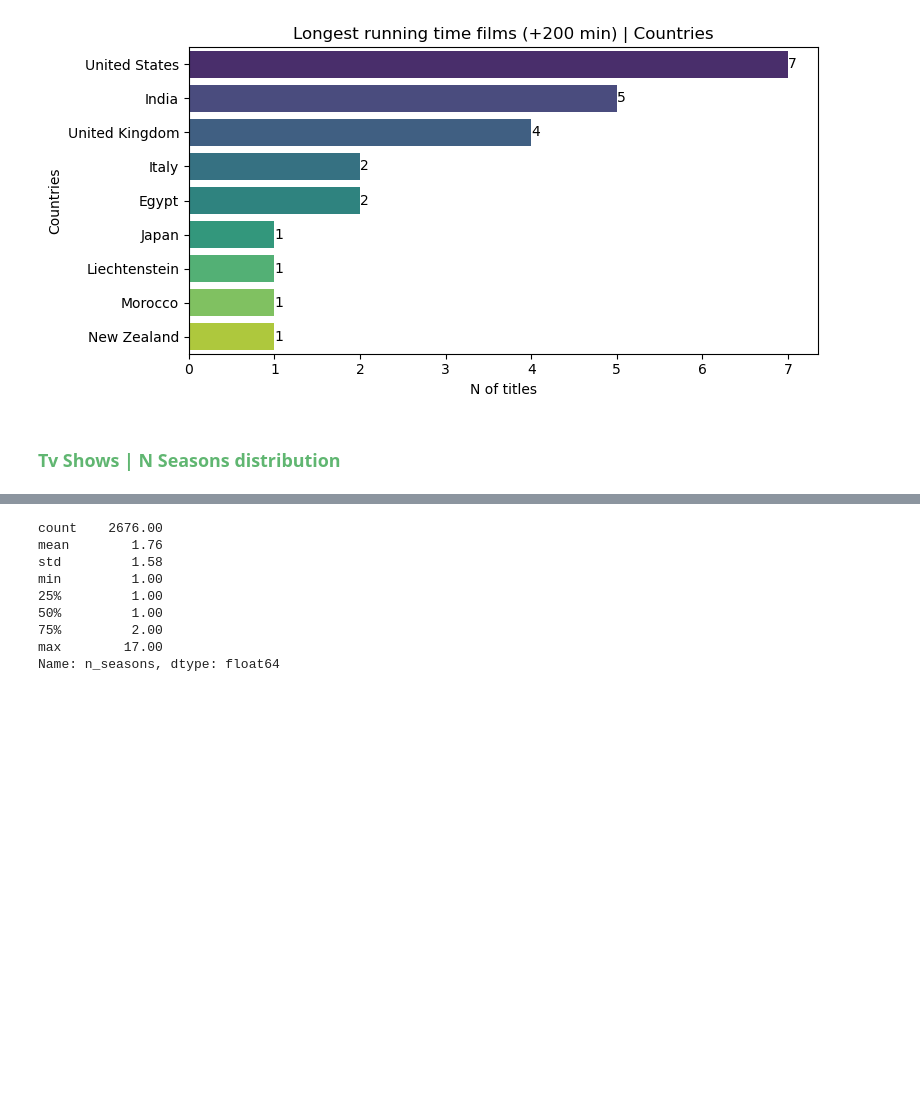
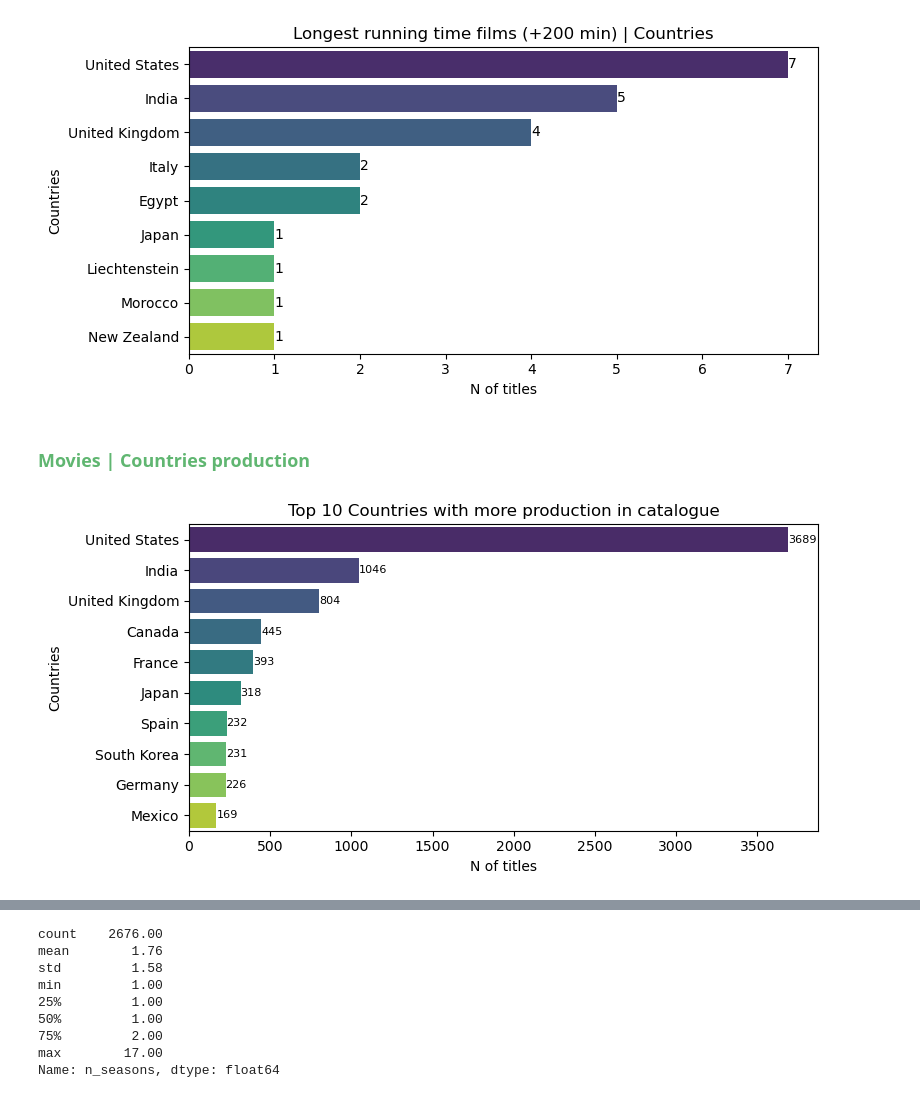
Before and after one commit to TonioDominguez/Netflix_mood_recommender, a Jupyter notebook: Prepro_netflix_rec.ipynb, the cells around one changed output, grey strips where cells are left out. Cells and saved outputs as stored; diff of their text form; code cells hidden in the pictures; blank space fills up the shorter version.

```diff
--- a/Prepro_netflix_rec.ipynb
+++ b/Prepro_netflix_rec.ipynb
@@ -623,4 +623,23 @@ plt.show()
 # %% [output]
 [figure]
 # %% [markdown]
-<h3 style="color: #60b671;">Tv Shows | N Seasons distribution</h3>
+<h3 style="color: #60b671;">Movies | Countries production</h3>
+# %%
+#Let's check the top 10 countries with more productions in catalogue
+#We use the df saved before "df_all_countr"
+
+top10_countries = df_all_countr[df_all_countr["country"] != "Not Provided"].head(10)
+
+plt.figure(figsize=(8,4))
+sns.barplot(data=top10_countries, x="count", y="country", palette="viridis")
+plt.title("Top 10 Countries with more production in catalogue")
+plt.xlabel("N of titles")
+plt.ylabel("Countries")
+
+for index, value in enumerate(top10_countries["count"]):
+    plt.text(value, index, str(value), va="center", ha="left", fontsize=8)
+
+plt.tight_layout()
+plt.show()
+# %% [output]
+[figure, added]
```
Also changed, not shown: parts of 7 cells of this notebook.
